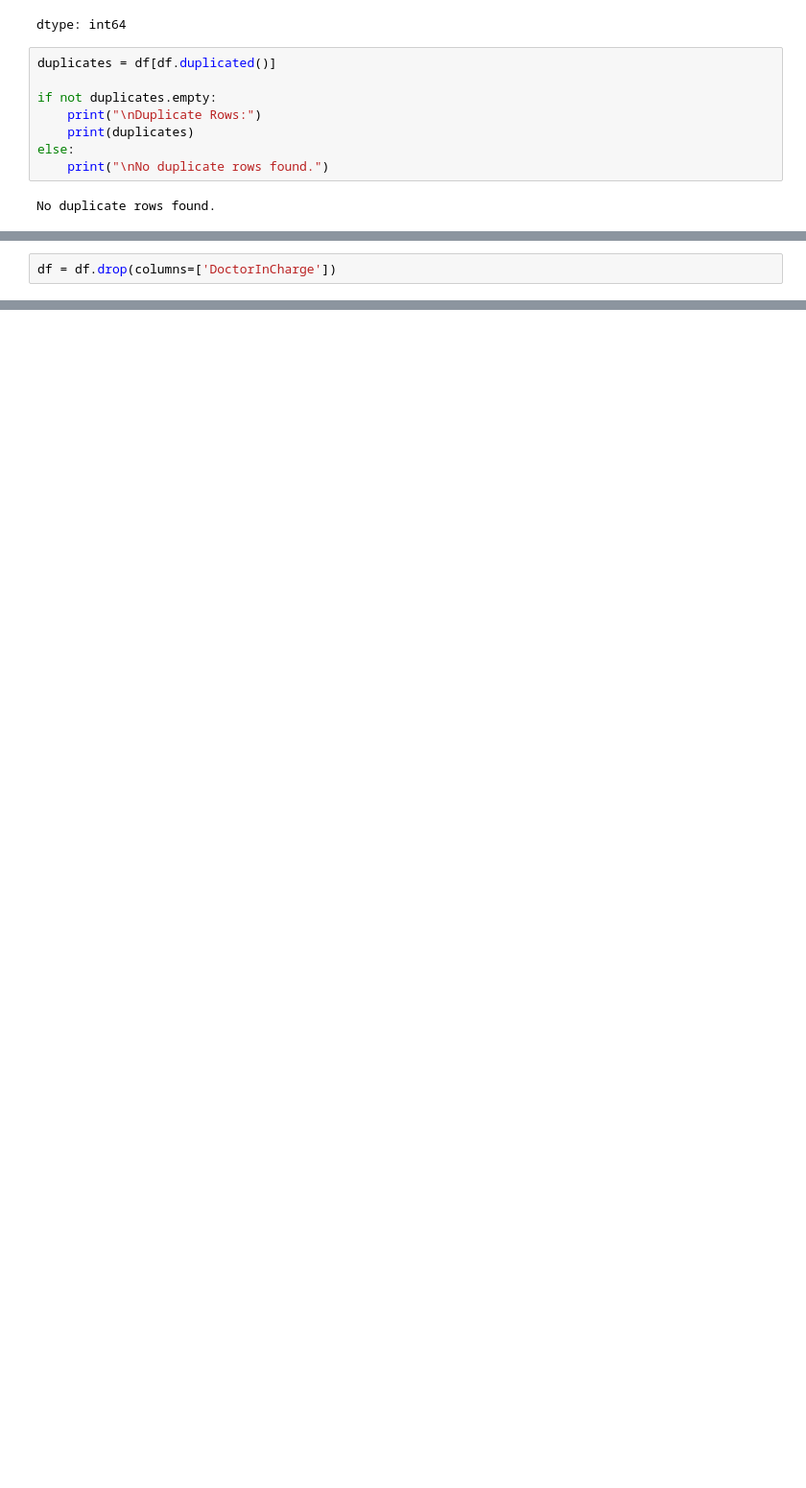
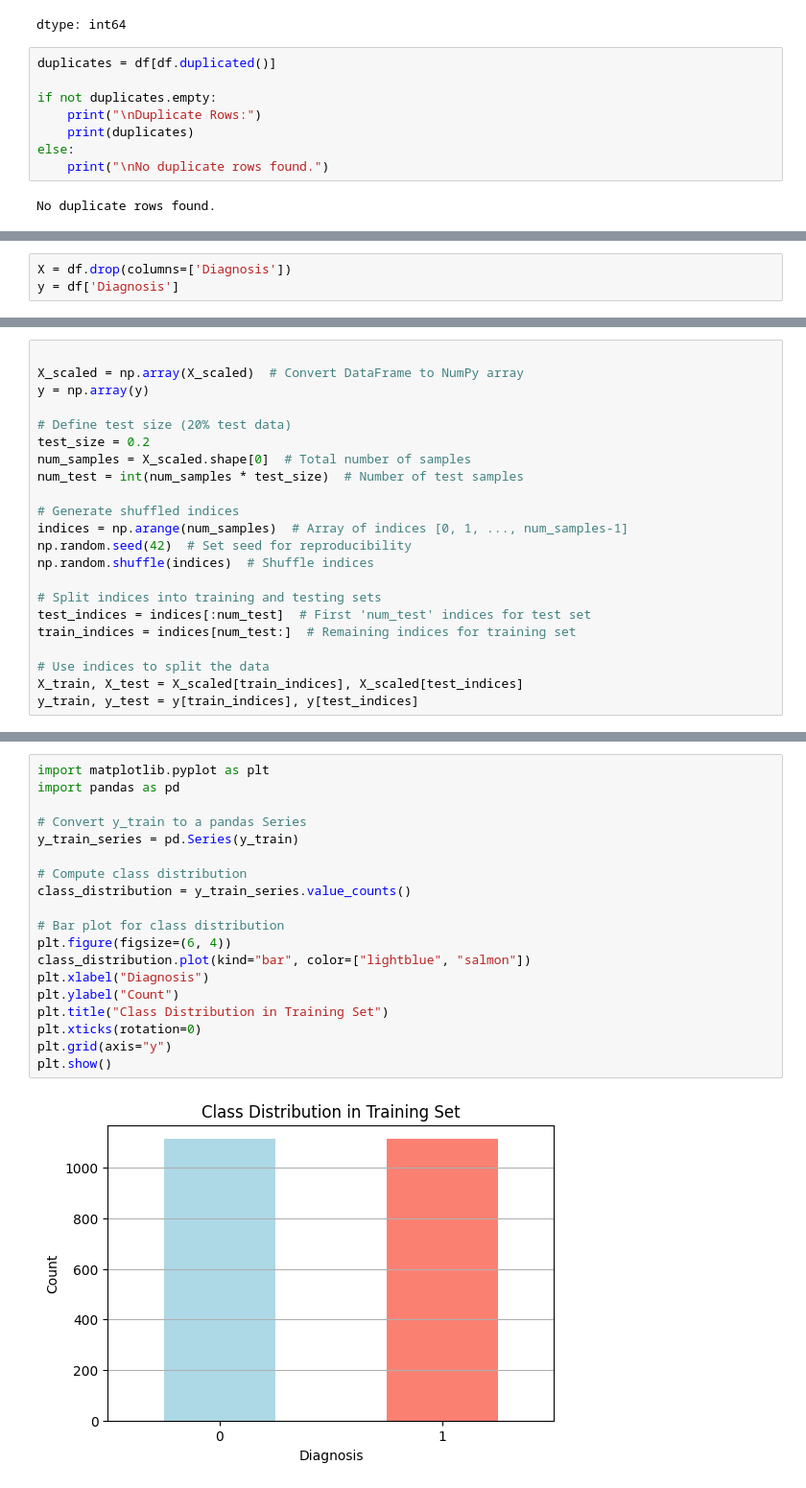
Before and after one commit to Prakyatp/SupervisedPCA, a Jupyter notebook: Training/SupervisedPCA.ipynb, the cells around one changed output, grey strips where cells are left out. Shown at 96% size. Drawn from its saved outputs; the diff is of its cells as text; blank space fills up the shorter version.

```diff
--- a/Training/SupervisedPCA.ipynb
+++ b/Training/SupervisedPCA.ipynb
@@ -123,2 +119,3 @@ plt.show()
 # %%
-df = df.drop(columns=['DoctorInCharge'])
+X = df.drop(columns=['Diagnosis'])
+y = df['Diagnosis']
@@ -464,0 +127,22 @@ F1 Score: 0.05031446540880503
+# %%
+
+X_scaled = np.array(X_scaled)  # Convert DataFrame to NumPy array
+y = np.array(y)
+
+# Define test size (20% test data)
+test_size = 0.2
+num_samples = X_scaled.shape[0]  # Total number of samples
+num_test = int(num_samples * test_size)  # Number of test samples
+
+# Generate shuffled indices
+indices = np.arange(num_samples)  # Array of indices [0, 1, ..., num_samples-1]
+np.random.seed(42)  # Set seed for reproducibility
+np.random.shuffle(indices)  # Shuffle indices
+
+# Split indices into training and testing sets
+test_indices = indices[:num_test]  # First 'num_test' indices for test set
+train_indices = indices[num_test:]  # Remaining indices for training set
+
+# Use indices to split the data
+X_train, X_test = X_scaled[train_indices], X_scaled[test_indices]
+y_train, y_test = y[train_indices], y[test_indices]
@@ -464,0 +192,21 @@ F1 Score: 0.05031446540880503
+# %%
+import matplotlib.pyplot as plt
+import pandas as pd
+
+# Convert y_train to a pandas Series
+y_train_series = pd.Series(y_train)
+
+# Compute class distribution
+class_distribution = y_train_series.value_counts()
+
+# Bar plot for class distribution
+plt.figure(figsize=(6, 4))
+class_distribution.plot(kind="bar", color=["lightblue", "salmon"])
+plt.xlabel("Diagnosis")
+plt.ylabel("Count")
+plt.title("Class Distribution in Training Set")
+plt.xticks(rotation=0)
+plt.grid(axis="y")
+plt.show()
+# %% [output]
+[figure, added]
```
Also changed, not shown: parts of 36 cells of this notebook, 1 other file.
